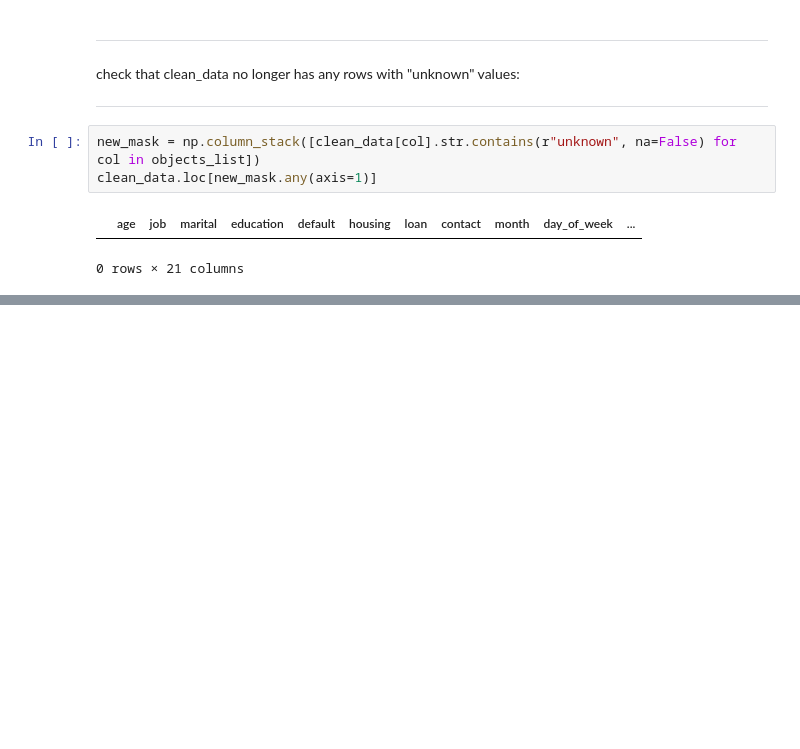
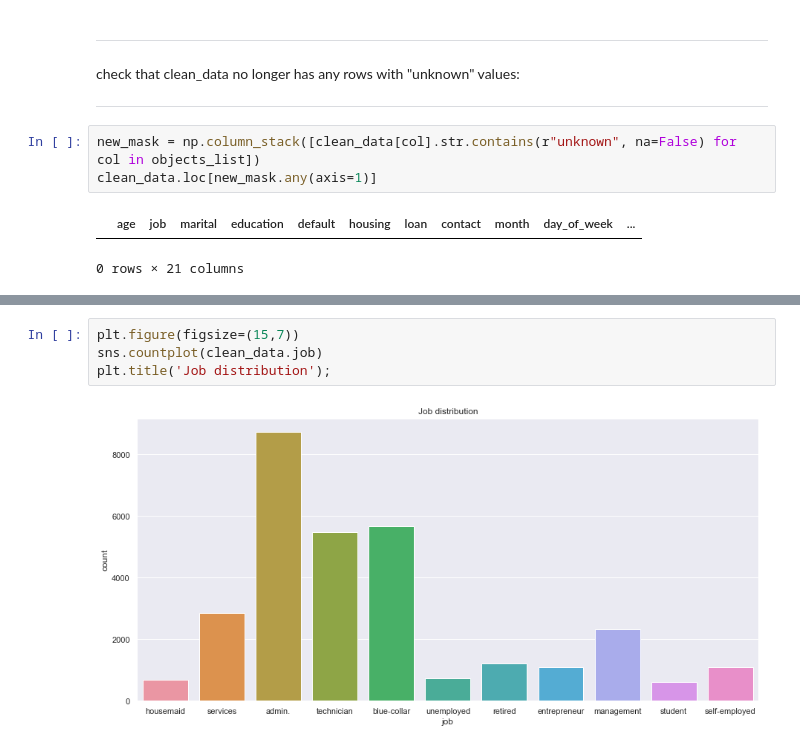
Before and after one commit to siddarthkaruka/Python-for-Data-Science, a Jupyter notebook: Predicting outcome for bank telemarketing/Predicting the outcome for bank telemarketing.ipynb, the cells around one changed output, grey strips where cells are left out. Drawn from its saved outputs; the diff is of its cells as text; blank space fills up the shorter version.

```diff
--- a/Predicting outcome for bank telemarketing/Predicting the outcome for bank telemarketing.ipynb
+++ b/Predicting outcome for bank telemarketing/Predicting the outcome for bank telemarketing.ipynb
@@ -193,0 +185,6 @@ clean_data['contact'].replace(to_replace='unknown',value=3,inplace=True)
+# %%
+plt.figure(figsize=(15,7))
+sns.countplot(clean_data.job)
+plt.title('Job distribution');
+# %% [output]
+[figure, added]
```
Also changed, not shown: parts of 80 cells of this notebook.
